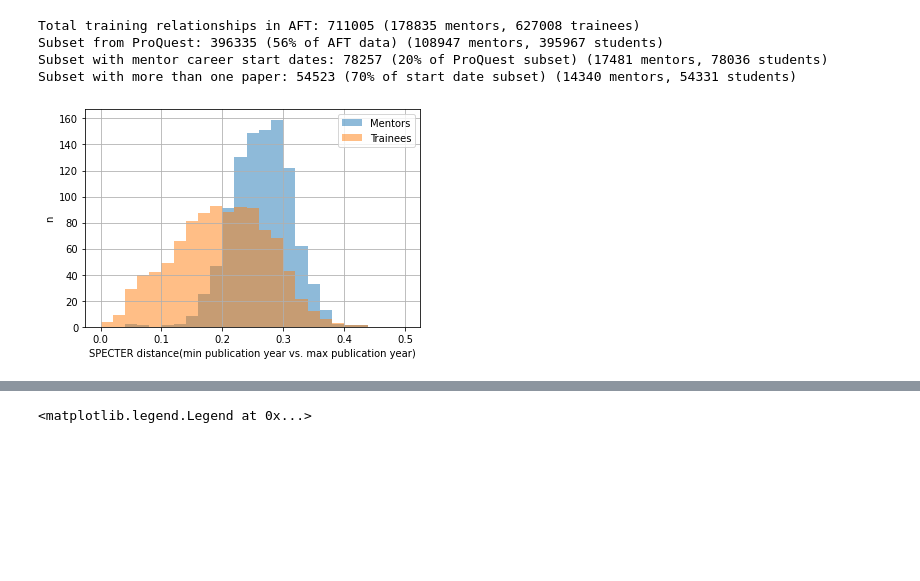
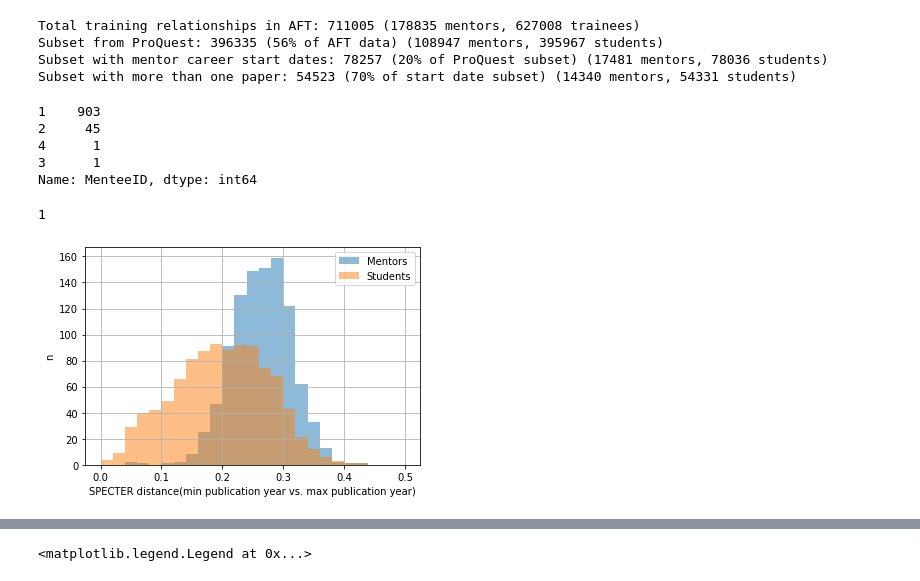
Before and after one commit to schwarza/s4_group_project, a Jupyter notebook: lps_scratch.ipynb, the cells around one changed output, grey strips where cells are left out. Drawn from its saved outputs; the diff is of its cells as text; code cells hidden in the pictures; blank space fills up the shorter version.

Commit message:
lps_scratch: more measurements of specter distance across career

```diff
--- a/lps_scratch.ipynb
+++ b/lps_scratch.ipynb
@@ -118,6 +121,20 @@ m_sample = m_subset.sample(n=1000, random_state=0) #take random sample of mentor
 pids_sample = m_sample['MenteeID'].append(m_sample['MentorID']).drop_duplicates().rename('pid') #get unique pids
 
 #pids_sample.to_csv('pids_sample.csv')
+# %%
+#are there mentors with more than one trainee in the sample - yes
+m_sample.groupby('MentorID')['MenteeID'].count().value_counts()
+# %% [output]
+1    903
+2     45
+4      1
+3      1
+Name: MenteeID, dtype: int64
+# %%
+#are there mentees that are duplicated (as mentors) in the sample - yes
+m_sample['MenteeID'].isin(m_sample['MentorID']).sum()
+# %% [output]
+1
 # %%
 def author_pub_space(pid, pubs_df=pubs, authors_df=authors, specter_df=specter):
     """
@@ -162,29 +179,30 @@ def author_kw_space(pid, pubs_df=pubs, authors_df=authors, specter_df=specter):
 # %%
 #calculate SPECTER distance between publications in minimum and maximum year
 # d = []
 # for i,pid in enumerate(pids_sample):
 #     ps = author_pub_space(pid)
 #     ymin = int(ps['Year'].min())
 #     ymax = int(ps['Year'].max())
 #     dist = pub_space_distance(pid, pid, y1=[ymin,ymin+1], y2=[ymax,ymax+1])
 #     d.append((pid,dist))
 #     print(f'\r{pid} ({i+1}/{len(pids_sample)})',end='')
 # d = pd.DataFrame().from_records(d,columns=['PID','MinMaxYearSpecter'])
 # d.to_csv('specter_dists.csv', index=False)
 
 d = pd.read_csv('specter_dists.csv')
+d = d.loc[:,['PID','MinMaxYearSpecter']]
 
 #add the new data as a column in m_sample
 d.columns=['MentorID','MentorMinMaxYearSpecter']
 m_sample = pd.merge(m_sample, d, how='left')
 d.columns=['MenteeID','MenteeMinMaxYearSpecter']
 m_sample = pd.merge(m_sample, d, how='left')
 
 #plot the distribution
 m_sample['MentorMinMaxYearSpecter'].hist(alpha=0.5, label='Mentors', range=[0,0.5], bins=25)
-m_sample['MenteeMinMaxYearSpecter'].hist(alpha=0.5, label='Trainees', range=[0,0.5], bins=25)
+m_sample['MenteeMinMaxYearSpecter'].hist(alpha=0.5, label='Students', range=[0,0.5], bins=25)
 plt.xlabel('SPECTER distance(min publication year vs. max publication year)')
 plt.ylabel('n')
 plt.legend();
 # %% [output]
-[figure, old version]
+[figure, new version]
```
Also changed, not shown: parts of 11 cells of this notebook.
